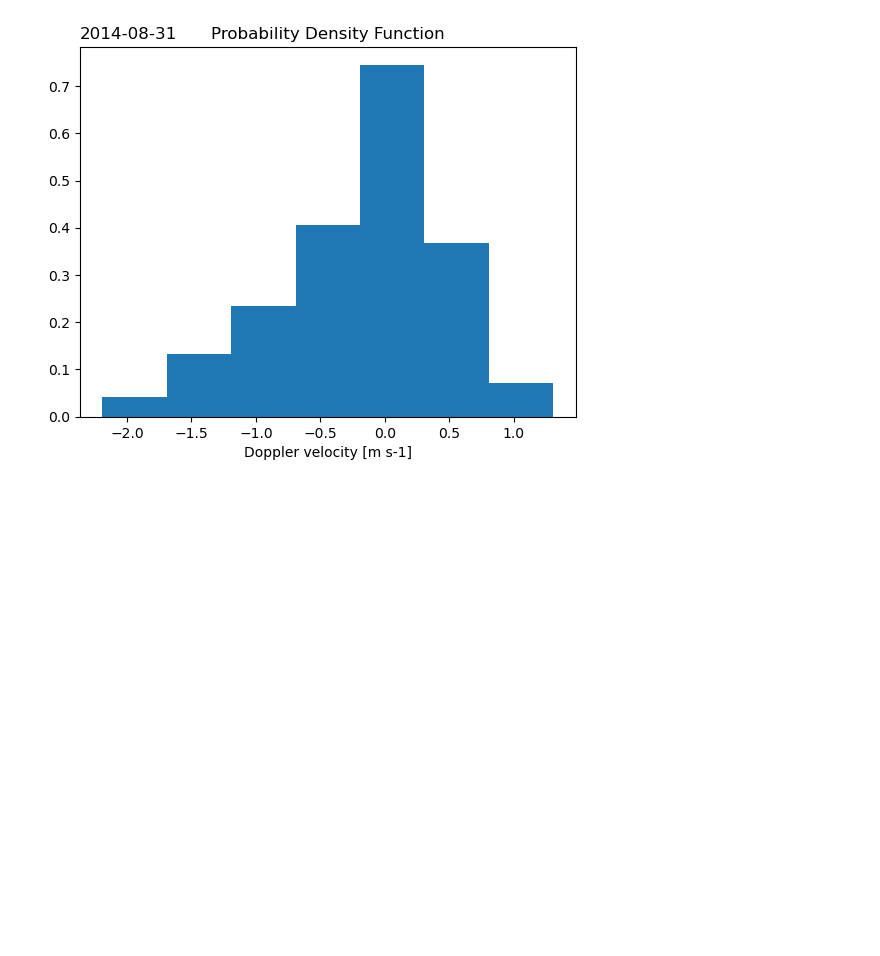
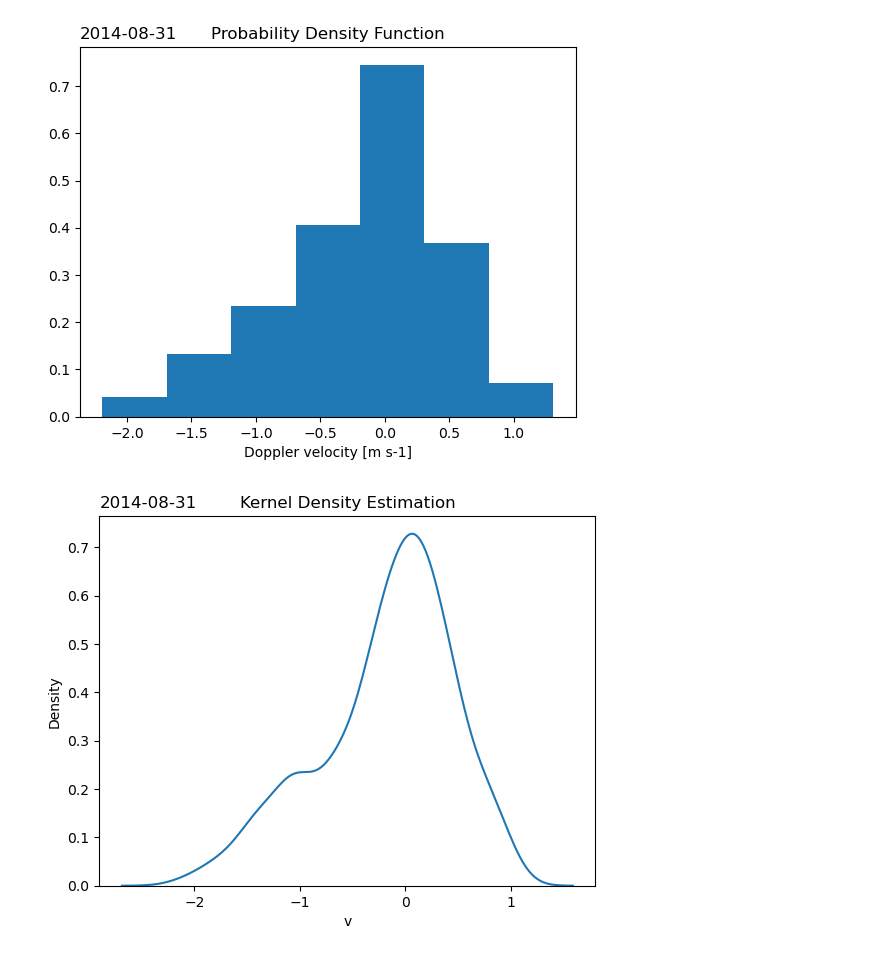
Before and after one commit to maxaragon/INAR-updrafts, a Jupyter notebook: view_pdf.ipynb, the cells around one changed output. Cells and saved outputs as stored; diff of their text form; code cells hidden in the pictures; blank space fills up the shorter version.

```diff
--- a/view_pdf.ipynb
+++ b/view_pdf.ipynb
@@ -14,3 +15,14 @@ def view_pdf(updrafts_file):
 view_pdf('20140831_hyytiala_updraft_clouds.nc')
 # %% [output]
 [figure]
+# %%
+def view_kde(updrafts_file):
+  ds = xr.open_dataset(updrafts_file);
+  df = ds.to_dataframe(); df.v
+  sns.kdeplot(t.v)
+  plt.title(str(ds.time[0].values)[:10], loc='left')
+  plt.title('Kernel Density Estimation')
+# %%
+view_kde('20140831_hyytiala_updraft_clouds.nc')
+# %% [output]
+[figure, added]
```
Also changed, not shown: parts of 1 cell of this notebook.
